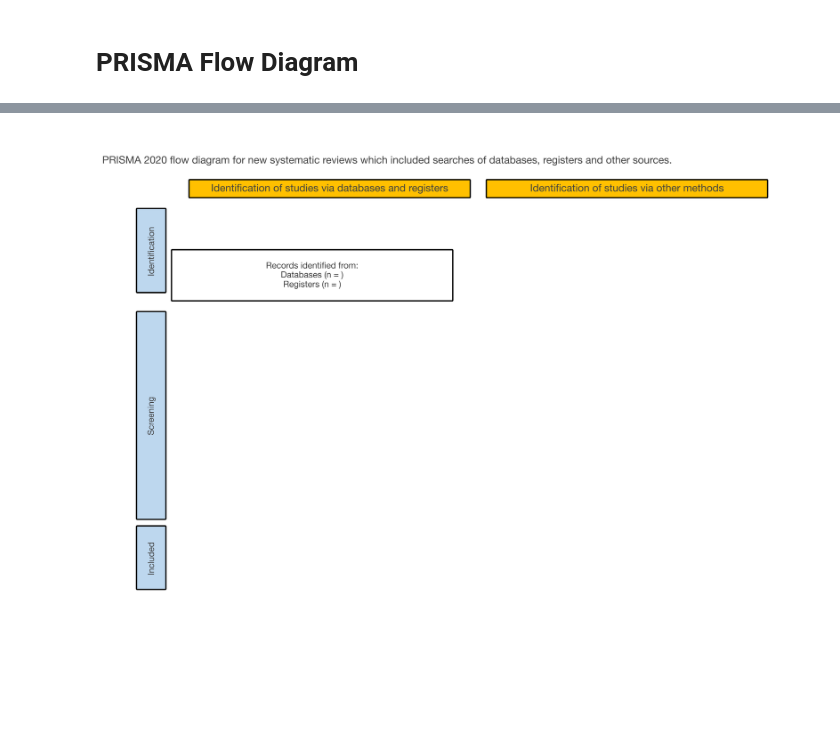
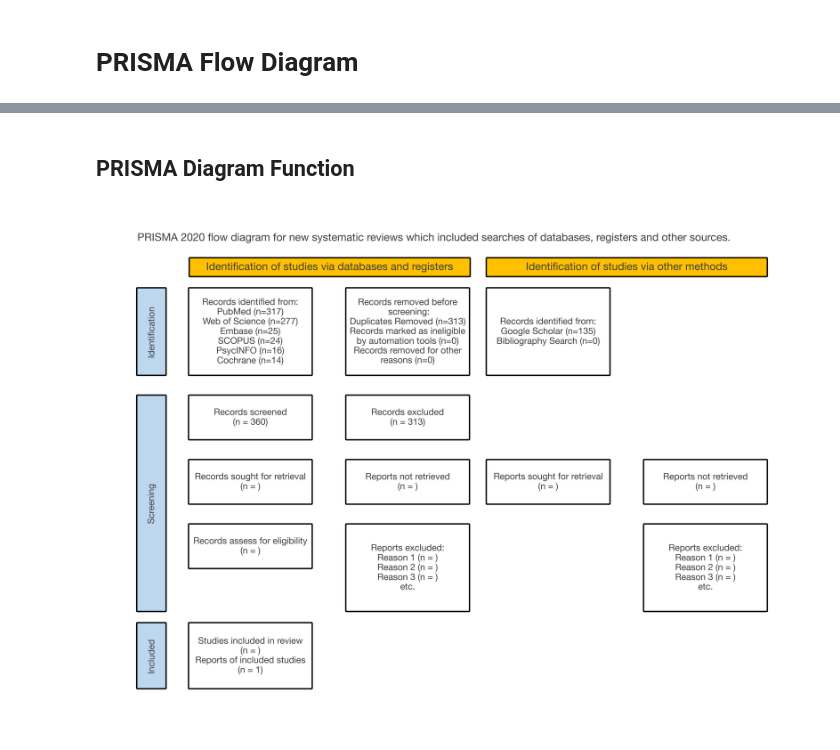
Before and after one commit to jackgedge/iifo_systematic_review, a Jupyter notebook: msc_code/notebooks/09-prisma_diagram.ipynb, the cells around one changed output, grey strips where cells are left out. Drawn from its saved outputs; the diff is of its cells as text; code cells hidden in the pictures; blank space fills up the shorter version.

Commit message:
Continued data extraction

```diff
--- a/msc_code/notebooks/09-prisma_diagram.ipynb
+++ b/msc_code/notebooks/09-prisma_diagram.ipynb
@@ -44,0 +32,17 @@ TypeError: 'Axes' object is not callable
+# %%
+# Import data on how many duplicates were removed during title and abstract screening
+database_search_results_duplicates = pd.read_csv("/".join([PROC_DATA_DIR, "database_search", "database_search_results_duplicates.csv"]))
+database_search_duplicate_count = len(database_search_results_duplicates)
+# %%
+# Create dataframe of other pre-screening removal reasons.
+database_pre_screen_removal_reasoning = pd.DataFrame({
+    "Reason": [
+        "Duplicates Removed",
+        "Records marked as ineligible\nby automation tools",    # Records marked as ineligible by automation tools = 0
+        "Records removed for other\nreasons"                    # Records marked as ineligible for other reasons = 0
+    ],
+    "Count": [database_search_duplicate_count, 0, 0]  # Or fill in the real count if you have it
+})
+
+# Calculate number of records excluded during title and abstract screening.
+title_abstract_review_exclusion_count = len(title_abstract_review[title_abstract_review['Exclude_FINAL'] != False])
@@ -45,5 +99,7 @@ TypeError: 'Axes' object is not callable
+# %% [markdown]
+## PRISMA Diagram Function
 # %%
-from matplotlib.patches import FancyBboxPatch
+from matplotlib.patches import FancyBboxPatch, Rectangle, FancyArrow
 
 # A4 landscape size
 fig, ax = plt.subplots(figsize=(11.69, 8.27))
@@ -54,7 +110,7 @@ ax.set_xlim(0, 20)
 ax.set_ylim(0, 12)
 
 # Draw title in top-left corner (using ax.text instead of suptitle)
-ax.text(0, 11.5,
+ax.text(1, 11.5,
         "PRISMA 2020 flow diagram for new systematic reviews which included searches of databases, registers and other sources.",
         fontsize=12, fontweight='bold', ha='left', va='top')
 
@@ -96,34 +152,75 @@ def draw_vertical_blue_box(ax, x, y, width, height, text, fontsize=10):
     ax.text(
         x + width/2, y + height/2, text,
         ha='center', va='center',
         rotation=90,  # rotate 90 degrees counterclockwise
         fontsize=fontsize, fontweight='bold'
     )
 
 draw_vertical_blue_box(ax, x=1, y=8.2, width=0.8, height=2, text="Identification")
 draw_vertical_blue_box(ax, x=1, y=2.7, width=0.8, height=5, text="Screening")
-draw_vertical_blue_box(ax, x=1, y=1, width=0.8, height=1.5, text="Included")
+draw_vertical_blue_box(ax, x=1, y=0.9, width=0.8, height=1.5, text="Included")
 
 def draw_white_box(ax, x, y, width, height, text, fontsize=10):
     box = FancyBboxPatch(
         (x, y), width, height,
         boxstyle="round,pad=0.02",
         edgecolor="black",
         facecolor="white",
         linewidth=1.5
     )
     ax.add_patch(box)
 
     ax.text(
         x + width/2, y + height/2, text,
         ha='center', va='center',
         fontsize=fontsize
     )
 
-draw_white_box(ax, x=2, y=8, width=8, height=1.2,
-               text="Records identified from:\nDatabases (n = )\nRegisters (n = )")
+# Column 1
+draw_white_box(ax, x=2.48, y=8.2, width=3.5, height=2,
+               text= "Records identified from:\n" + "\n".join(f"{db} (n={count})" for db, count in zip(database_counts_initial.index, database_counts_initial.values)))
+draw_white_box(ax, x=2.48, y=6.7, width=3.5, height=1,
+               text=f"Records screened\n(n = {len(database_title_abstract_review)})")
+draw_white_box(ax, x=2.48, y=5.2, width=3.5, height=1,
+               text="Records sought for retrieval\n(n = )")
+draw_white_box(ax, x=2.48, y=3.7, width=3.5, height=1,
+               text="Records assess for eligibility\n(n = )")
+draw_white_box(ax, x=2.48, y=0.9, width=3.5, height=1.5,
+               text="Studies included in review\n(n = )\n"
+               "Reports of included studies\n(n = 1)")
+
+# Column 2
+draw_white_box(ax, x=6.98, y=8.2, width=3.5, height=2,
+               text="Records removed before\n screening:\n" + "\n".join(f"{db} (n={count})" for db, count in zip(database_pre_screen_removal_reasoning['Reason'], database_pre_screen_removal_reasoning['Count'])))
+draw_white_box(ax, x=6.98, y=6.7, width=3.5, height=1,
+               text=f"Records excluded\n(n = {database_search_duplicate_count})")
+draw_white_box(ax, x=6.98, y=5.2, width=3.5, height=1,
+               text="Reports not retrieved\n(n = )")
+draw_white_box(ax, x=6.98, y=2.7, width=3.5, height=2,
+               text="Reports excluded:\n"
+               "Reason 1 (n = )\n"
+               "Reason 2 (n = )\n"
+               "Reason 3 (n = )\n"
+               "etc.")
+
+# Column 3
+draw_white_box(ax, x=11, y=8.2, width=3.5, height=2,
+               text="Records identified from:\n" + "\n".join(f"{db} (n={count})" for db, count in zip(other_methods_results_counts['Source'], other_methods_results_counts['Count'])))
+draw_white_box(ax, x=11, y=5.2, width=3.5, height=1,
+               text="Reports sought for retrieval\n(n = )")
+
+# Column 4
+draw_white_box(ax, x=15.5, y=5.2, width=3.5, height=1,
+               text="Reports not retrieved\n(n = )")
+draw_white_box(ax, x=15.5, y=2.7, width=3.5, height=2,
+               text="Reports excluded:\n"
+               "Reason 1 (n = )\n"
+               "Reason 2 (n = )\n"
+               "Reason 3 (n = )\n"
+               "etc.")
+
 
 plt.tight_layout()
 plt.show()
 # %% [output]
-[figure, old version]
+[figure, new version]
```
Also changed, not shown: parts of 9 cells of this notebook, 26 other files.
